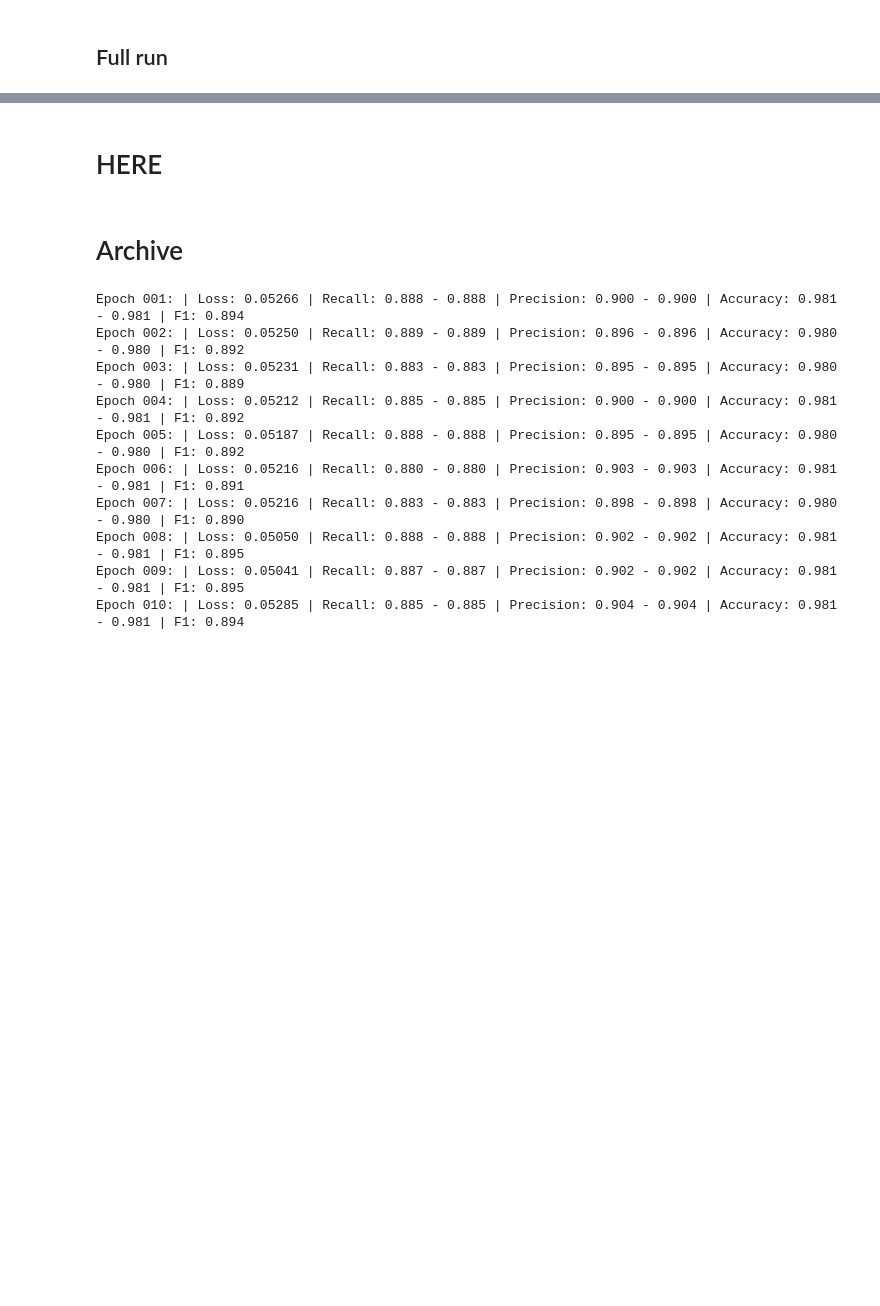
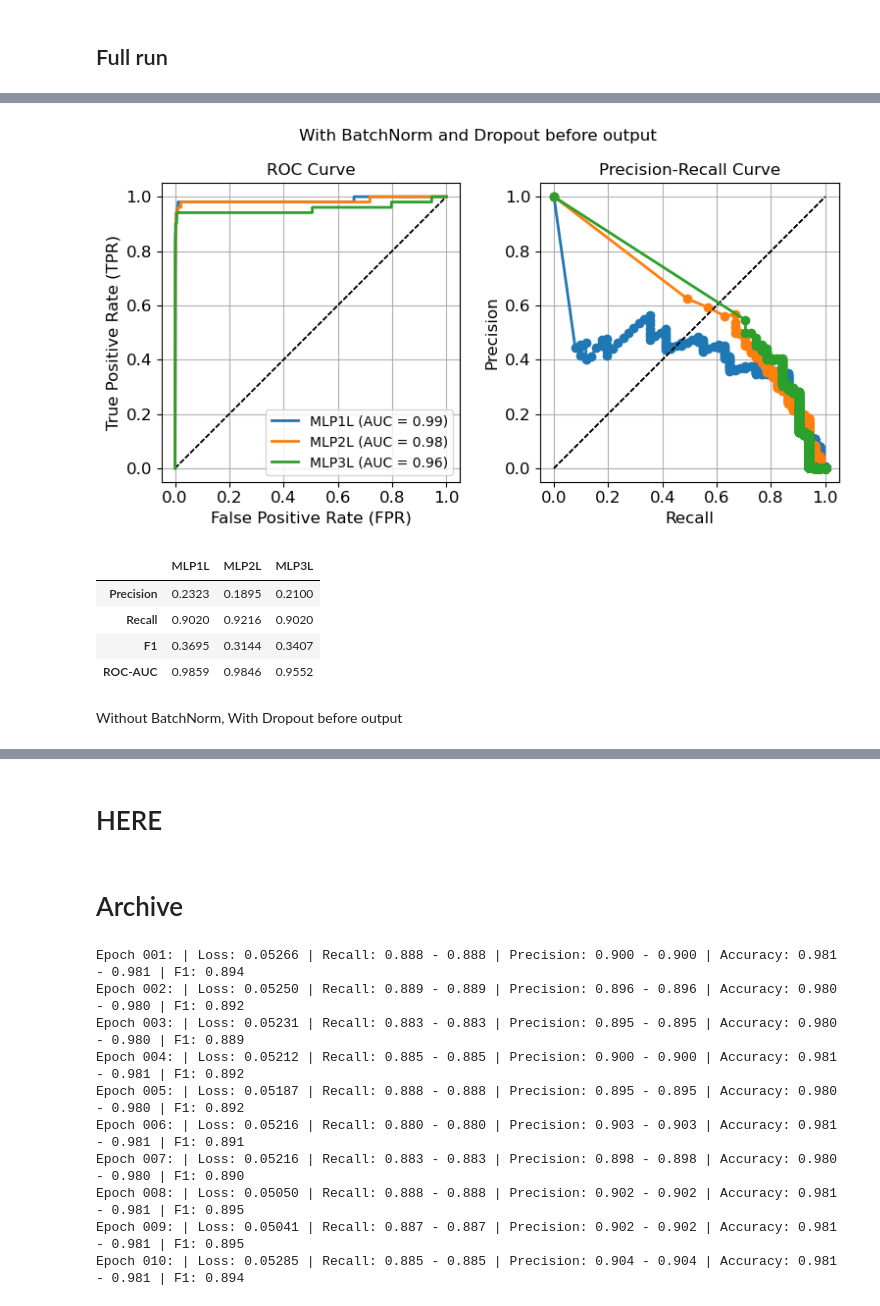
Before and after one commit to elohimfr/algo_assurance, a Jupyter notebook: PytorchMLP.ipynb, the cells around one changed output, grey strips where cells are left out. Drawn from its saved outputs; the diff is of its cells as text; code cells hidden in the pictures; blank space fills up the shorter version.

```diff
--- a/PytorchMLP.ipynb
+++ b/PytorchMLP.ipynb
@@ -1536,0 +1961,3 @@ BinaryMLP(
+# %%
+%%time
+model.fit(X_train, y_train)
@@ -1588,0 +2105,13 @@ pd.DataFrame(models_metrics, columns=['Precision', 'Recall', 'F1', 'ROC-AUC'], i
+# %%
+%%time
+# Initialize model
+model1L = BinaryMLP1L(input_size=X_train.shape[1],
+                  learning_rate=1e-3,
+                  layer1_size=128,
+                  max_epochs=200,
+                  verbose=True,
+                  random_state=None)
+# Train model
+train_mlp(model1L, X_train, y_train)
+# Evaluate model
+metrics1L = evaluate_mlp(model1L, X_test, y_test)
@@ -1588,0 +2136,38 @@ pd.DataFrame(models_metrics, columns=['Precision', 'Recall', 'F1', 'ROC-AUC'], i
+# %%
+def plot_metircs(metrics, model_name, color='C0'):
+    # ROC curve
+    plot_roc_curve(metrics['roc_curve'], metrics['roc_auc_score'], model_name=model_name, color=color, ax=ax[0])
+    # PR curve
+    plot_precision_recall_curve(metrics['precision_recall_curve'], color=color, ax=ax[1], marker='o')
+
+    ax[0].set_aspect('equal')
+    ax[1].set_aspect('equal')
+
+
+fig, ax = plt.subplots(1, 2, figsize=(8, 4))
+plot_metircs(metrics1L, 'MLP1L', color='C0')
+plot_metircs(metrics2L, 'MLP2L', color='C1')
+plot_metircs(metrics3L, 'MLP3L', color='C2')
+
+plt.suptitle('With BatchNorm and Dropout before output', y=1.05)
+# plt.savefig(fig_folder+'roc_pr_curve.png', dpi=300)
+plt.show()
+
+models_metrics=[]
+for met in [metrics1L, metrics2L, metrics3L]:
+    models_metrics.append([met['precision_score'],
+                           met['recall_score'],
+                           met['f1_score'],
+                           met['roc_auc_score']])
+
+display(pd.DataFrame(models_metrics, columns=['Precision', 'Recall', 'F1', 'ROC-AUC'],
+                     index=['MLP1L', 'MLP2L', 'MLP3L']).round(4).T)
+# %% [output]
+[figure, added]
+|  | MLP1L | MLP2L | MLP3L |
+| Precision | 0.2323 | 0.1895 | 0.2100 |
+| Recall | 0.9020 | 0.9216 | 0.9020 |
+| F1 | 0.3695 | 0.3144 | 0.3407 |
+| ROC-AUC | 0.9859 | 0.9846 | 0.9552 |
+# %% [markdown]
+Without BatchNorm, With Dropout before output
```
Also changed, not shown: parts of 48 cells of this notebook, 5 other files.
